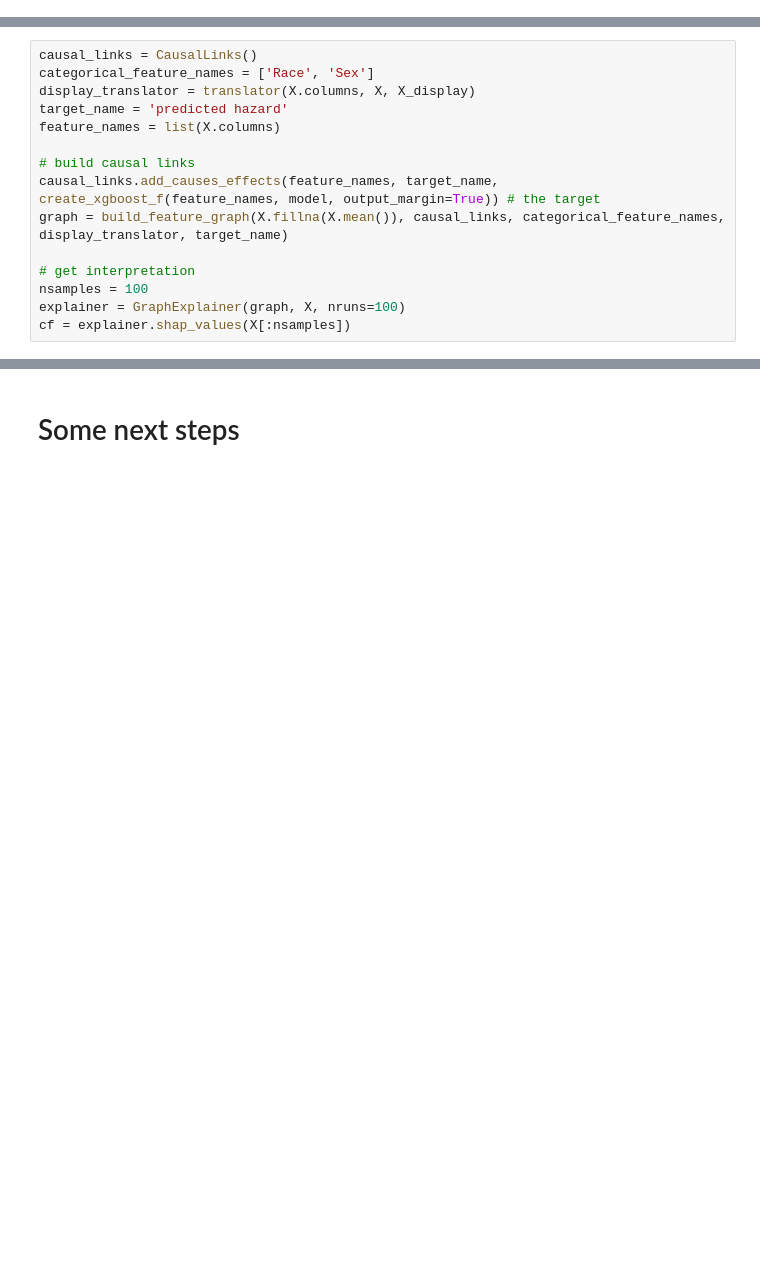
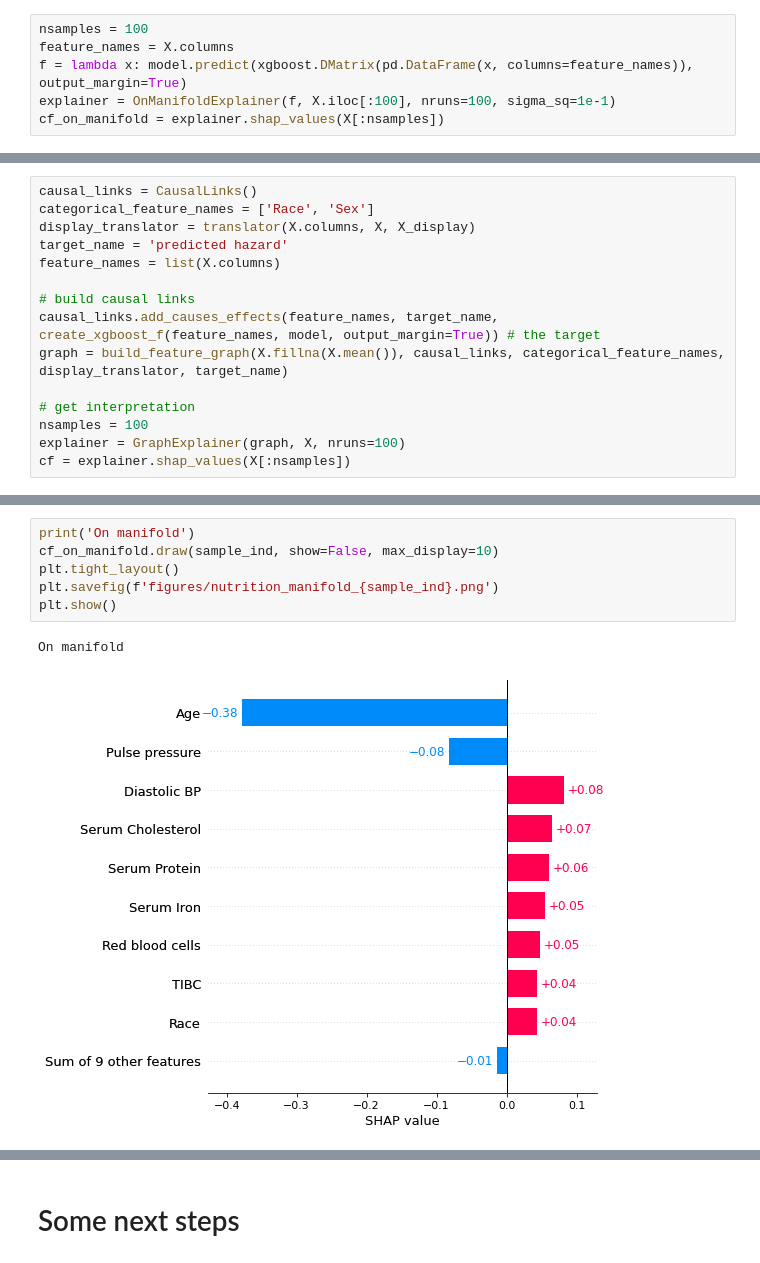
Before and after one commit to nathanwang000/Shapley-Flow, a Jupyter notebook: notebooks/NHANES1_survival.ipynb, the cells around one changed output, grey strips where cells are left out. Cells and saved outputs as stored; diff of their text form; blank space fills up the shorter version.

```diff
--- a/notebooks/NHANES1_survival.ipynb
+++ b/notebooks/NHANES1_survival.ipynb
@@ -256,0 +260,6 @@ shap.plots.bar(shap_values[i], clustering=cluster_matrix, cluster_threshold=0.9,
+# %%
+nsamples = 100
+feature_names = X.columns
+f = lambda x: model.predict(xgboost.DMatrix(pd.DataFrame(x, columns=feature_names)), output_margin=True)
+explainer = OnManifoldExplainer(f, X.iloc[:100], nruns=100, sigma_sq=1e-1)
+cf_on_manifold = explainer.shap_values(X[:nsamples])
@@ -426,0 +494,9 @@ It seems like the model strongly depends on Age and Sex. Blood pressure and infl
+# %%
+print('On manifold')
+cf_on_manifold.draw(sample_ind, show=False, max_display=10)
+plt.tight_layout()
+plt.savefig(f'figures/nutrition_manifold_{sample_ind}.png')
+plt.show()
+# %% [output]
+On manifold
+[figure, added]
```
Also changed, not shown: parts of 26 cells of this notebook, 4 other files.
